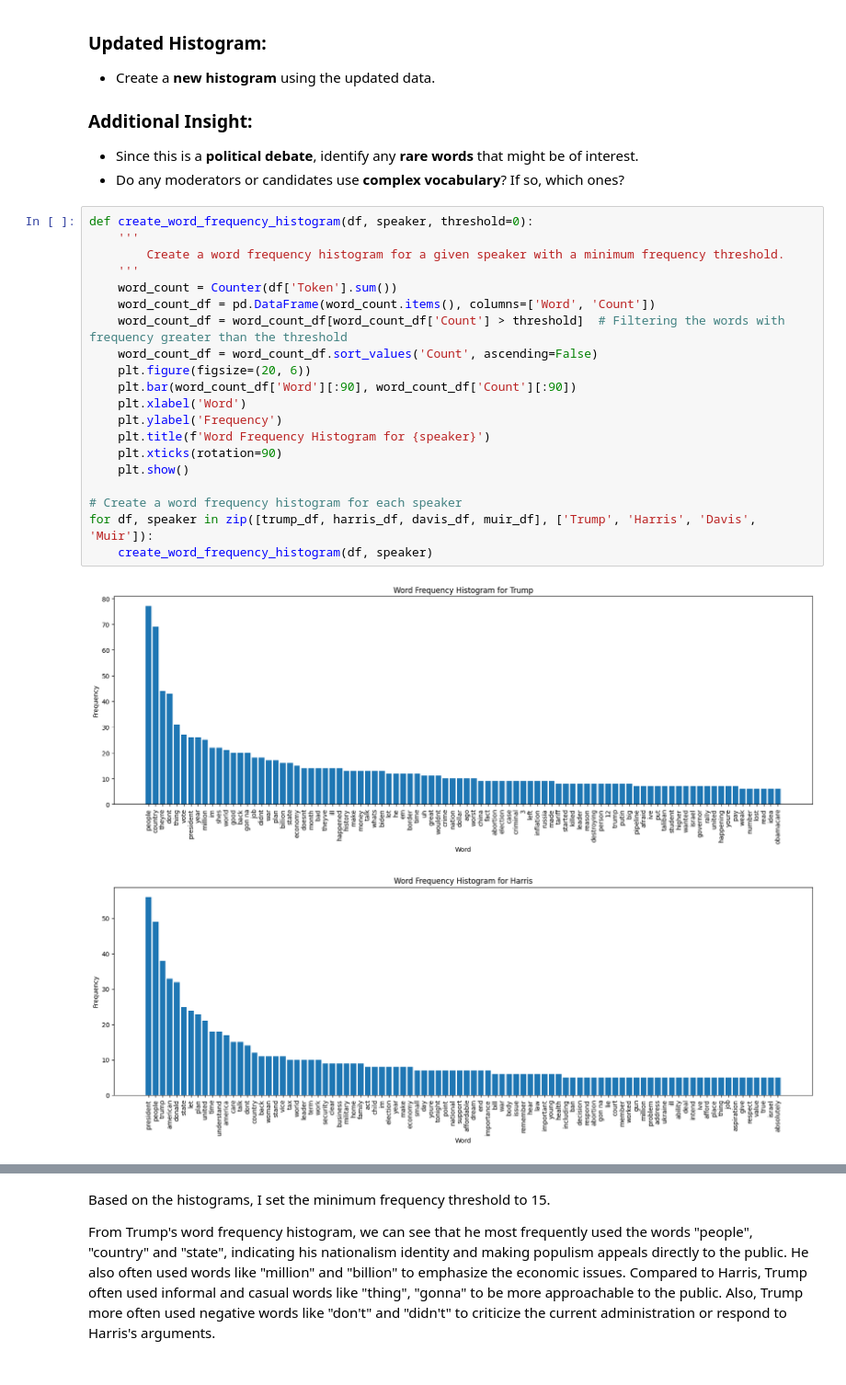
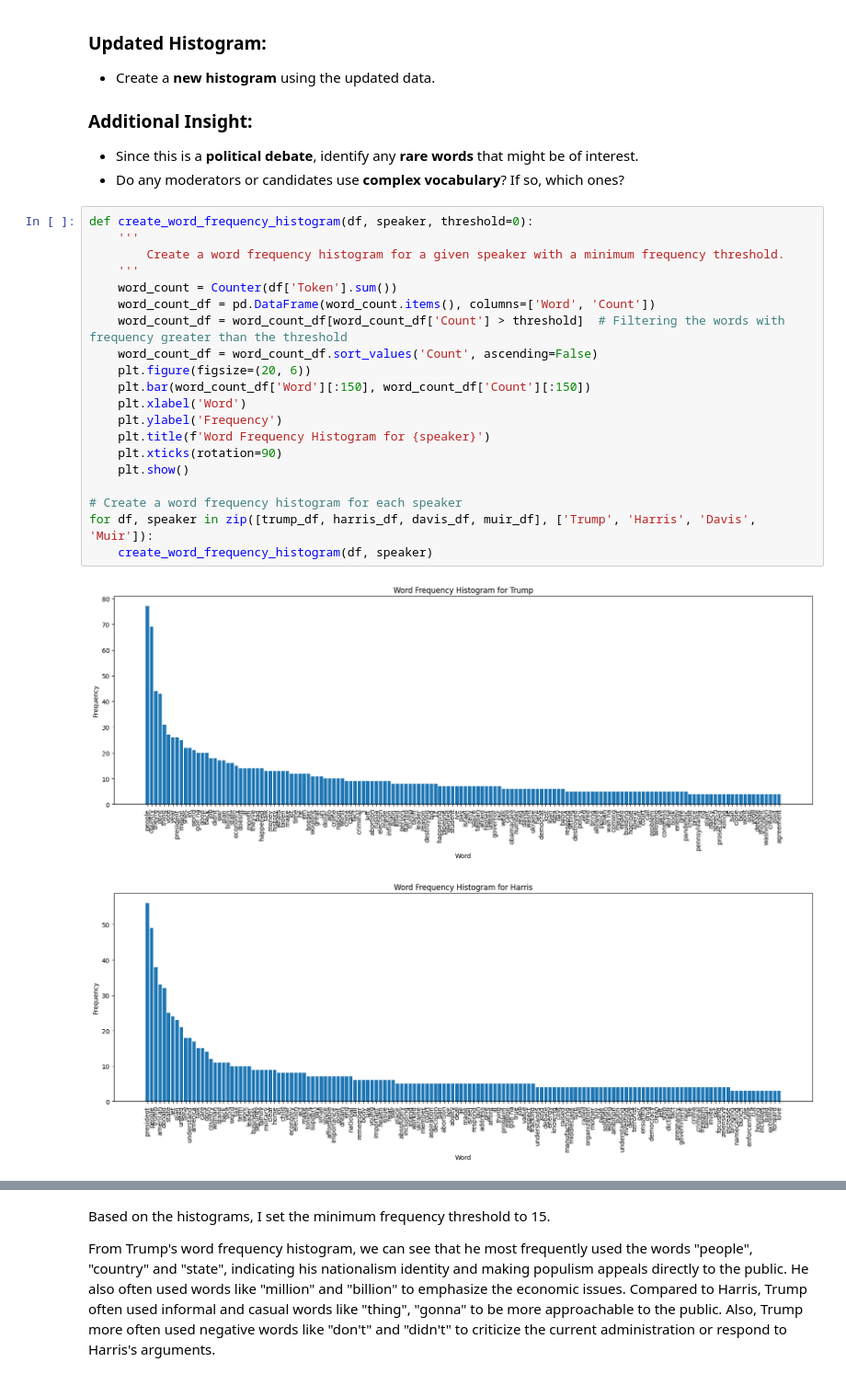
Before and after one commit to NakaFrozn/SI618, a Jupyter notebook: Assignments/Homework05/SI_618_Homework_05.ipynb, the cells around one changed output, grey strips where cells are left out. Shown at 92% size. Saved outputs shown, nothing was run; the diff lists cells and outputs as text.

```diff
--- a/Assignments/Homework05/SI_618_Homework_05.ipynb
+++ b/Assignments/Homework05/SI_618_Homework_05.ipynb
@@ -560,23 +559,23 @@ Create a **word frequency histogram** for each candidate and the moderator.
 # %%
 def create_word_frequency_histogram(df, speaker, threshold=0):
     '''
         Create a word frequency histogram for a given speaker with a minimum frequency threshold.
     '''
     word_count = Counter(df['Token'].sum())
     word_count_df = pd.DataFrame(word_count.items(), columns=['Word', 'Count'])
     word_count_df = word_count_df[word_count_df['Count'] > threshold]  # Filtering the words with frequency greater than the threshold
     word_count_df = word_count_df.sort_values('Count', ascending=False)
     plt.figure(figsize=(20, 6))
-    plt.bar(word_count_df['Word'][:90], word_count_df['Count'][:90])
+    plt.bar(word_count_df['Word'][:150], word_count_df['Count'][:150])
     plt.xlabel('Word')
     plt.ylabel('Frequency')
     plt.title(f'Word Frequency Histogram for {speaker}')
     plt.xticks(rotation=90)
     plt.show()
 
 # Create a word frequency histogram for each speaker
 for df, speaker in zip([trump_df, harris_df, davis_df, muir_df], ['Trump', 'Harris', 'Davis', 'Muir']):
     create_word_frequency_histogram(df, speaker)
 # %% [output]
-[figure, old version]
+[figure, new version]
-[figure, old version]
+[figure, new version]
```
Also changed, not shown: parts of 9 cells of this notebook, 1 other file.
